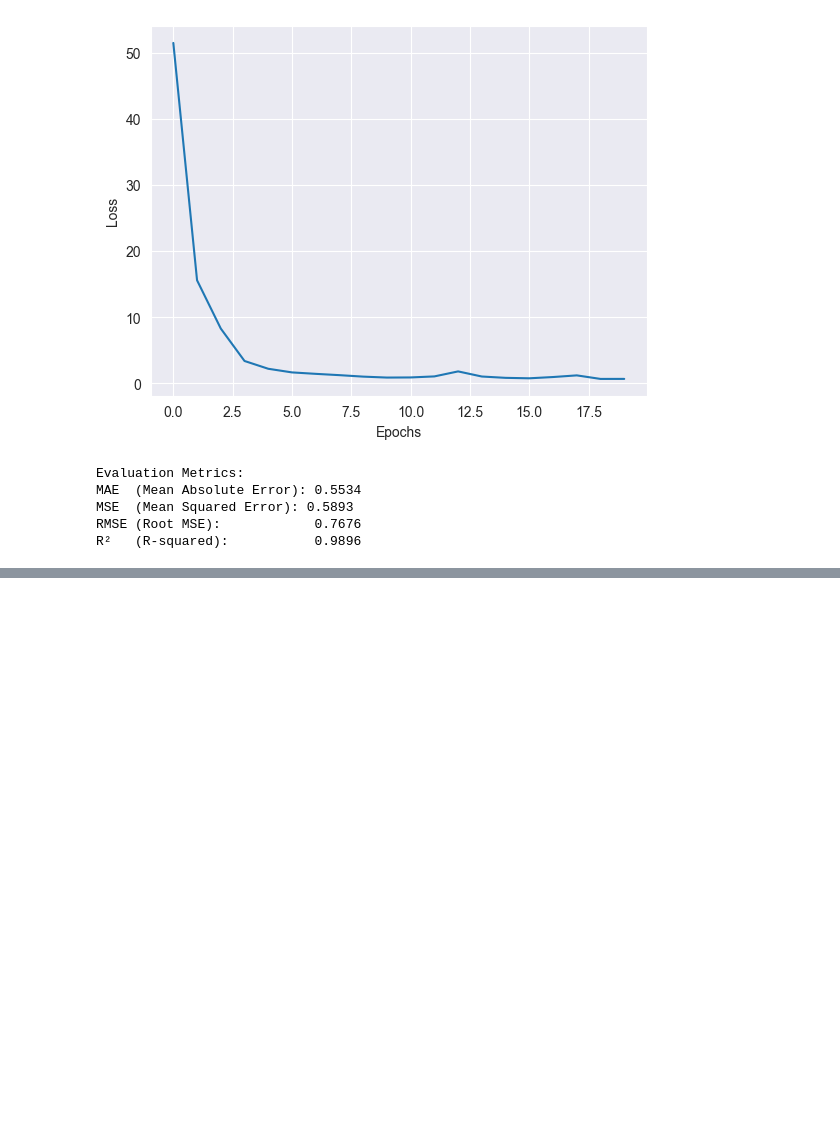
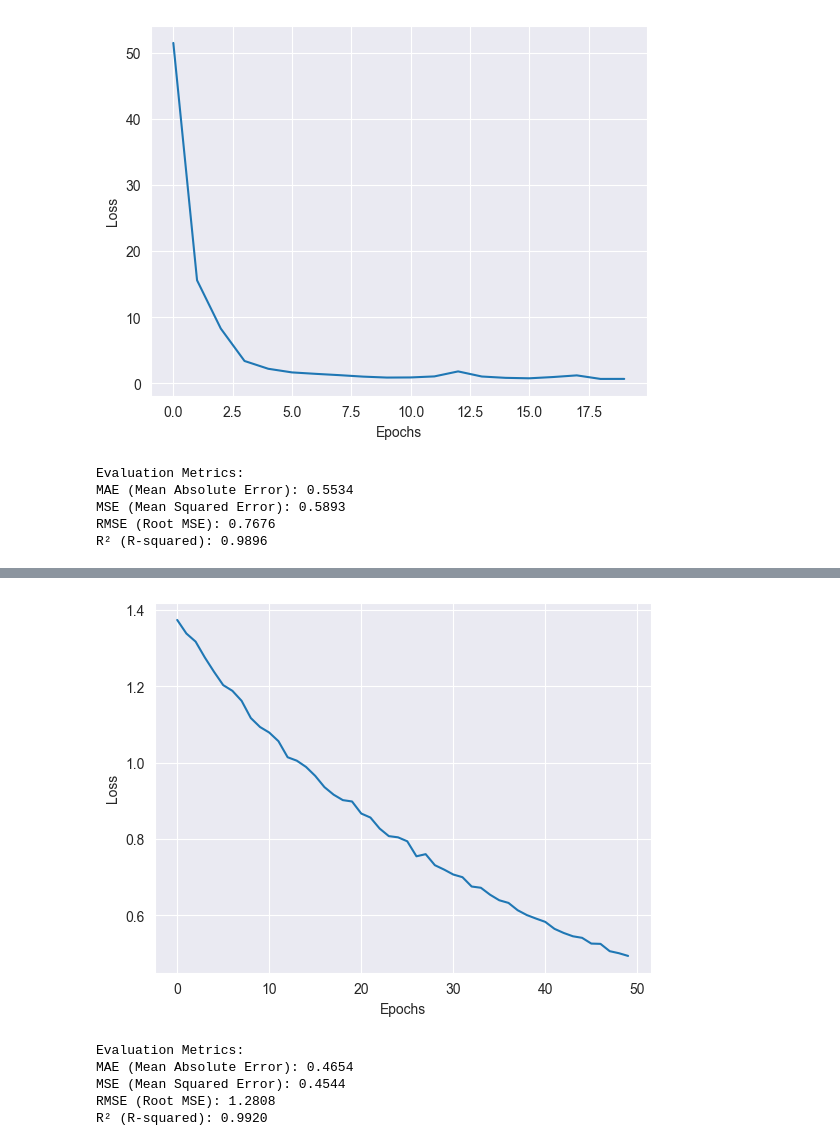
Before and after one commit to Ziyankhan2106/DL, a Jupyter notebook: ev.ipynb, the cells around one changed output, grey strips where cells are left out. Saved outputs shown, nothing was run; the diff lists cells and outputs as text; code cells hidden in the pictures; blank space fills up the shorter version.

```diff
--- a/ev.ipynb
+++ b/ev.ipynb
@@ -247,0 +365,33 @@ R²   (R-squared):           0.9896
+# %%
+losses = []
+rs = []
+
+epochs = 50
+
+for epoch in range(epochs):
+    model2.train()
+    epoch_loss = 0
+    epoch_r2 = 0
+
+    for X_batch, y_batch in train_loader:
+        X_batch, y_batch = X_batch.to(device), y_batch.to(device)
+
+        optimizer.zero_grad()
+        output = model2(X_batch)
+
+        loss = criterion(output, y_batch)
+        loss.backward()
+        optimizer.step()
+
+        epoch_loss += loss.item()
+        # Flatten for r2_score
+        epoch_r2 += r2_score(y_batch.detach().cpu().numpy().flatten(),
+                             output.detach().cpu().numpy().flatten())
+
+    avg_loss = epoch_loss / len(train_loader)
+    avg_r2 = epoch_r2 / len(train_loader)
+
+    losses.append(avg_loss)
+    rs.append(avg_r2)
+
+    print(f"Epoch {epoch + 1}/{epochs} - Loss: {avg_loss:.4f} - R2: {avg_r2:.4f}")
@@ -247,0 +416,13 @@ R²   (R-squared):           0.9896
+# %%
+#graph
+# plt.plot(range(epochs), rs)
+# plt.xlabel('Epochs')
+# plt.ylabel('R2')
+# plt.show()
+
+plt.plot(range(epochs), losses)
+plt.xlabel('Epochs')
+plt.ylabel('Loss')
+plt.show()
+# %% [output]
+[figure, added]
@@ -247,0 +447,21 @@ R²   (R-squared):           0.9896
+# %%
+#EVALUATING MODEL
+
+# Compute metrics
+lstm_mae = mean_absolute_error(y_test, y_pred)
+lstm_mse = mean_squared_error(y_test, y_pred)
+lstm_rmse = np.sqrt(mse)
+lstm_r2 = r2_score(y_test, y_pred)
+
+# Print results
+print(f"Evaluation Metrics:")
+print(f"MAE (Mean Absolute Error): {lstm_mae:.4f}")
+print(f"MSE (Mean Squared Error): {lstm_mse:.4f}")
+print(f"RMSE (Root MSE): {lstm_rmse:.4f}")
+print(f"R² (R-squared): {lstm_r2:.4f}")
+# %% [output]
+Evaluation Metrics:
+MAE (Mean Absolute Error): 0.4654
+MSE (Mean Squared Error): 0.4544
+RMSE (Root MSE): 1.2808
+R² (R-squared): 0.9920
```
Also changed, not shown: parts of 15 cells of this notebook.
